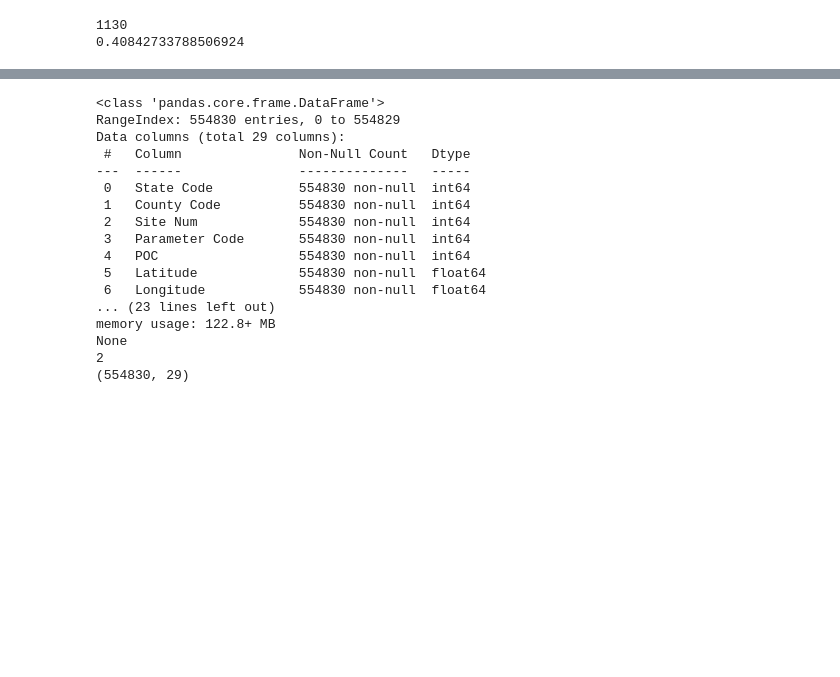
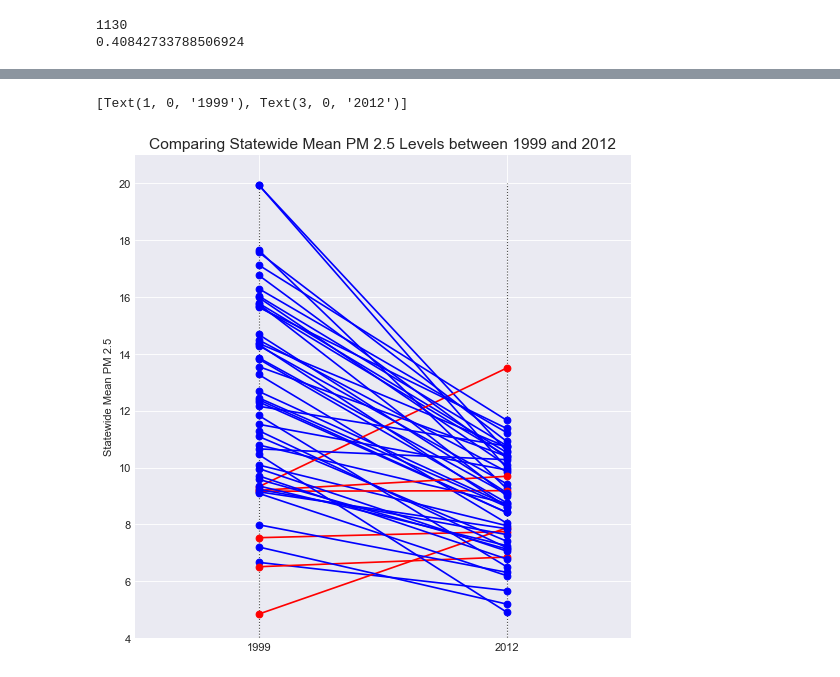
Before and after one commit to mjlaw/FIT_capstone, a Jupyter notebook: Jupyter_notebooks/PM2.5 studies.ipynb, the cells around one changed output, grey strips where cells are left out. Cells and saved outputs as stored; diff of their text form; code cells hidden in the pictures; blank space fills up the shorter version.

```diff
--- a/Jupyter_notebooks/PM2.5 studies.ipynb
+++ b/Jupyter_notebooks/PM2.5 studies.ipynb
@@ -210,0 +252,12 @@ plt.legend()
+# %%
+#calculate the PM 2.5 for each state in 1999 and 2012
+mn0 = pm0['Arithmetic Mean'].groupby(pm0['State Code']).mean()
+mn1 = pm1['Arithmetic Mean'].groupby(pm1['State Code']).mean()
+# %%
+#Make separate data frames for states / years and merge them
+d0 = pd.DataFrame(mn0.to_frame().reset_index())
+d0.rename(columns = {'Arithmetic Mean' : 'Mean'}, inplace = True)
+d1 = pd.DataFrame(mn1.to_frame().reset_index())
+d1.rename(columns = {'Arithmetic Mean' : 'Mean'}, inplace = True)
+mrg = pd.merge(d0, d1, on = 'State Code')
+mrg.head(5)
@@ -211,2 +271,36 @@ plt.legend()
+# %%
+#Code for this plot was modified from slope chart on
+#https://www.machinelearningplus.com/plots/top-50-matplotlib-visualizations-the-master-plots-python/
+import matplotlib.lines as mlines
+
+def newline(p1, p2, color='black'):
+    ax = plt.gca()
+    l = mlines.Line2D([p1[0],p2[0]], [p1[1],p2[1]], color='blue' if p1[1]-p2[1] > 0 else 'red',  marker='o', markersize=6)
+    ax.add_line(l)
+    return l
+
+fig, ax = plt.subplots(1,1,figsize=(8,8), dpi= 80)
+
+# Vertical Lines
+#ax.vlines(x=1, ymin=500, ymax=13000, color='black', alpha=0.7, linewidth=1, linestyles='dotted')
+ax.vlines(x=1, ymin= 0, ymax=20, color='black', alpha=0.7, linewidth=1, linestyles='dotted')
+ax.vlines(x=3, ymin=0, ymax=20, color='black', alpha=0.7, linewidth=1, linestyles='dotted')
+
+# Points
+ax.scatter(y=mrg['Mean_x'], x=np.repeat(1, mrg.shape[0]), s=10, color='black', alpha=0.7)
+ax.scatter(y=mrg['Mean_y'], x=np.repeat(3, mrg.shape[0]), s=10, color='black', alpha=0.7)
+
+# Line Segmentsand Annotation
+for p1, p2, c in zip(mrg['Mean_x'], mrg['Mean_y'], mrg['State Code']):
+    newline([1,p1], [3,p2])
+
+# Decoration
+ax.set_title('Comparing Statewide Mean PM 2.5 Levels between 1999 and 2012', fontsize = 14)
+ax.set(xlim=(0,4), ylim=(4,21), ylabel='Statewide Mean PM 2.5')
+ax.set_xticks([1,3])
+ax.set_xticklabels(["1999", "2012"])
+# %% [output]
+[Text(1, 0, '1999'), Text(3, 0, '2012')]
+[figure, added]
 # %%
 plt.close()
@@ -215,22 +306,0 @@ pm2 = pd.read_csv('C:\\Users\\Mary\\CIS5898\\daily_88101_2020.csv') #read in PM2
-# %%
-print(pm2.info())
-print(pm2.ndim)
-print(pm2.shape)
-# %% [output]
-<class 'pandas.core.frame.DataFrame'>
-RangeIndex: 554830 entries, 0 to 554829
-Data columns (total 29 columns):
- #   Column               Non-Null Count   Dtype
----  ------               --------------   -----
- 0   State Code           554830 non-null  int64
- 1   County Code          554830 non-null  int64
- 2   Site Num             554830 non-null  int64
- 3   Parameter Code       554830 non-null  int64
- 4   POC                  554830 non-null  int64
- 5   Latitude             554830 non-null  float64
- 6   Longitude            554830 non-null  float64
-... (23 lines left out)
-memory usage: 122.8+ MB
-None
-2
-(554830, 29)
```
Also changed, not shown: parts of 90 cells of this notebook, 3 other files.
